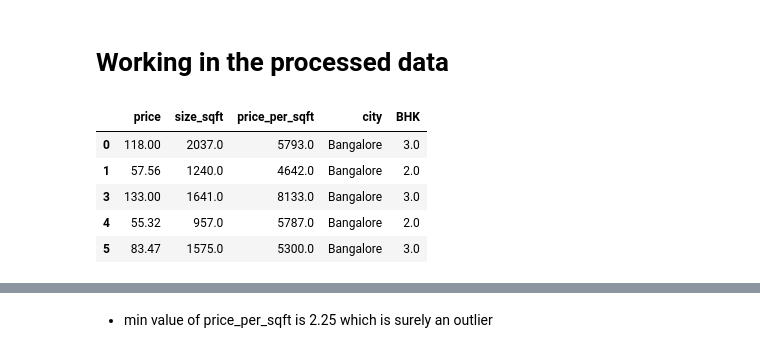
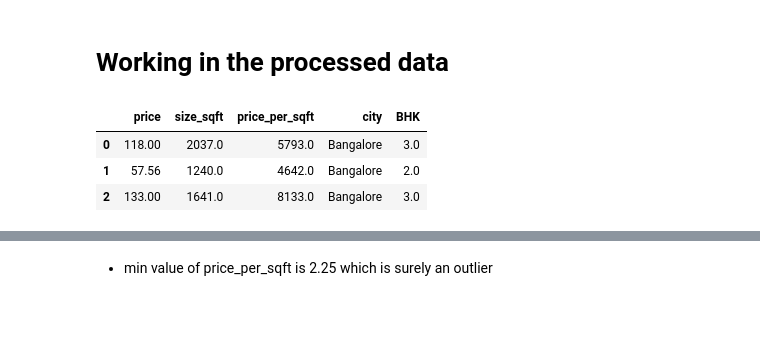
Before and after one commit to DoneshipBreakingBad/HousePricePredictionProject, a Jupyter notebook: Bangalore House Price Prediction.ipynb, the cells around one changed output, grey strips where cells are left out. Cells and saved outputs as stored; diff of their text form; code cells hidden in the pictures; blank space fills up the shorter version.

```diff
--- a/Bangalore House Price Prediction.ipynb
+++ b/Bangalore House Price Prediction.ipynb
@@ -560,12 +566,3 @@ plt.show()
 # Working in the processed data
 # %%
 data = df3.copy()
-# %%
-data.head()
-# %% [output]
-|  | price | size_sqft | price_per_sqft | city | BHK |
-| 0 | 118.00 | 2037.0 | 5793.0 | Bangalore | 3.0 |
-| 1 | 57.56 | 1240.0 | 4642.0 | Bangalore | 2.0 |
-| 3 | 133.00 | 1641.0 | 8133.0 | Bangalore | 3.0 |
-| 4 | 55.32 | 957.0 | 5787.0 | Bangalore | 2.0 |
-| 5 | 83.47 | 1575.0 | 5300.0 | Bangalore | 3.0 |
@@ -571,0 +577,9 @@ data.head()
+# %%
+data = data[data['price'] >= 20]
+data.reset_index(drop=True, inplace=True)
+data.head(3)
+# %% [output]
+|  | price | size_sqft | price_per_sqft | city | BHK |
+| 0 | 118.00 | 2037.0 | 5793.0 | Bangalore | 3.0 |
+| 1 | 57.56 | 1240.0 | 4642.0 | Bangalore | 2.0 |
+| 2 | 133.00 | 1641.0 | 8133.0 | Bangalore | 3.0 |
```
Also changed, not shown: parts of 20 cells of this notebook, 1 other file.
